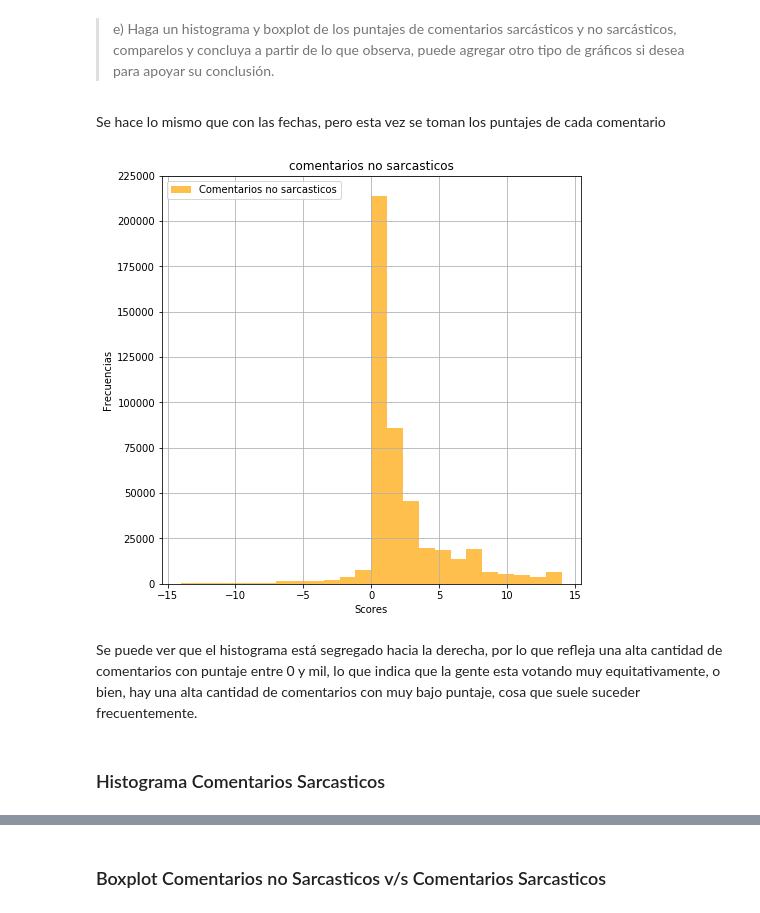
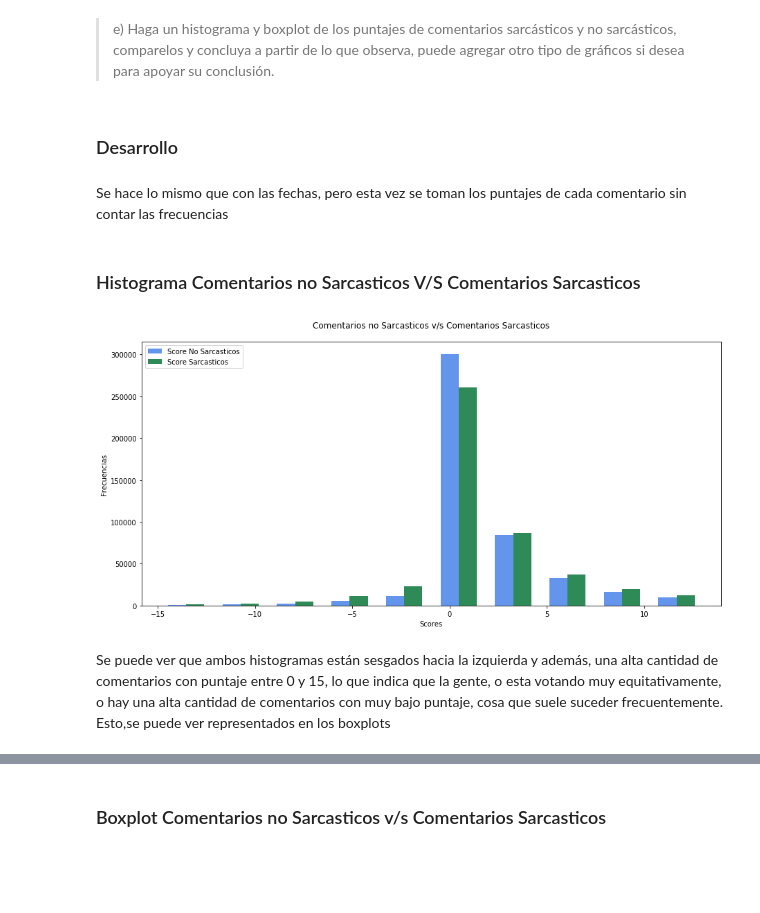
Before and after one commit to DankerMarthox/ESTACA, a Jupyter notebook: Laboratorio1/Laboratorio 1.ipynb, the cells around one changed output, grey strips where cells are left out. Drawn from its saved outputs; the diff is of its cells as text; code cells hidden in the pictures; blank space fills up the shorter version.

```diff
--- a/Laboratorio1/Laboratorio 1.ipynb
+++ b/Laboratorio1/Laboratorio 1.ipynb
@@ -180,6 +208,10 @@ sarcasticos predominaban pero por el 2016 empezaron a decaer.
 Tercero, los comentarios no sarcasticos comenzaron a aumentar a la vez que los comentarios sarcasticos empezaron a decaer.
 # %% [markdown]
 >e) Haga un histograma y boxplot de los puntajes de comentarios sarcásticos y no sarcásticos, comparelos y concluya a partir de lo que observa, puede agregar otro tipo de gráficos si desea para apoyar su conclusión.
+# %% [markdown]
+### Desarrollo
 # %% [markdown]
-Se hace lo mismo que con las fechas, pero esta vez se toman los puntajes de cada comentario
+Se hace lo mismo que con las fechas, pero esta vez se toman los puntajes de cada comentario sin contar las frecuencias
+# %% [markdown]
+### Histograma Comentarios no Sarcasticos V/S Comentarios Sarcasticos
 # %%
@@ -209,32 +242,31 @@ df2 = pd.DataFrame(newHistNoS.loc[
                                 (-15 < newHistNoS["Score No Sarcasticos"])
                                 &
                                 (newHistNoS["Score No Sarcasticos"] < 15)])
-# %%
-#plotting no sarcasticos
-
-plt.figure(
-            figsize=(7.5,7.5))
-
-#se hacen plots a 14 bins para una mayor presicion
-
-df2["Score No Sarcasticos"].hist(
-    bins=24,
-    alpha = 0.7,
-    color = "orange",
-    label="Comentarios no sarcasticos",
-    ls='dashed')
-
-plt.legend(loc='upper left')
-
-plt.title("comentarios no sarcasticos")
-
-plt.xlabel("Scores", fontsize=10)
-plt.ylabel("Frecuencias", fontsize=10)
-
-plt.show()
-# %% [output]
-[figure, removed]
+# %%
+#Se prepara el grafico, en este caso se utiliza un grafico de barras para hacer un histograma con numpy
+#esto, con el fin de mejorar la presentacion y facilitar la comparación de los histogramas
+
+#-----------tamaño histograma
+fig, ax = plt.subplots(figsize=(15,7))
+
+#-----------se generan los ejes x e y
+a_heights, a_bins = np.histogram(df2['Score No Sarcasticos'])
+b_heights, b_bins = np.histogram(df1['Score Sarcasticos'], bins=a_bins)
+
+#-----------Separacion de barras
+width = (a_bins[1] - a_bins[0])/3
+
+#-----------graficas
+ax.bar(a_bins[:-1], a_heights, width=width, facecolor='cornflowerblue',label= 'Score No Sarcasticos')
+ax.bar(b_bins[:-1]+width, b_heights, width=width, facecolor='seagreen',label='Score Sarcasticos')
+
+plt.legend(loc='upper left', fontsize=10)
+plt.title("Comentarios no Sarcasticos v/s Comentarios Sarcasticos\n")
+plt.xlabel("Scores", fontsize=10)
+plt.ylabel("Frecuencias", fontsize=10)
+
+plt.show()
+# %% [output]
+[figure, added]
 # %% [markdown]
-Se puede ver que el histograma está segregado hacia la derecha, por lo que refleja una alta cantidad de comentarios con puntaje entre 0 y mil, lo que indica que la gente esta votando muy equitativamente, o bien, hay una alta cantidad de comentarios con muy bajo puntaje, cosa que suele suceder frecuentemente.
+Se puede ver que ambos histogramas están sesgados hacia la izquierda y además, una alta cantidad de comentarios con puntaje entre 0 y 15, lo que indica que la gente, o esta votando muy equitativamente, o hay una alta cantidad de comentarios con muy bajo puntaje, cosa que suele suceder frecuentemente. Esto,se puede ver representados en los boxplots
-# %% [markdown]
-### Histograma Comentarios Sarcasticos
```
Also changed, not shown: parts of 31 cells of this notebook.
